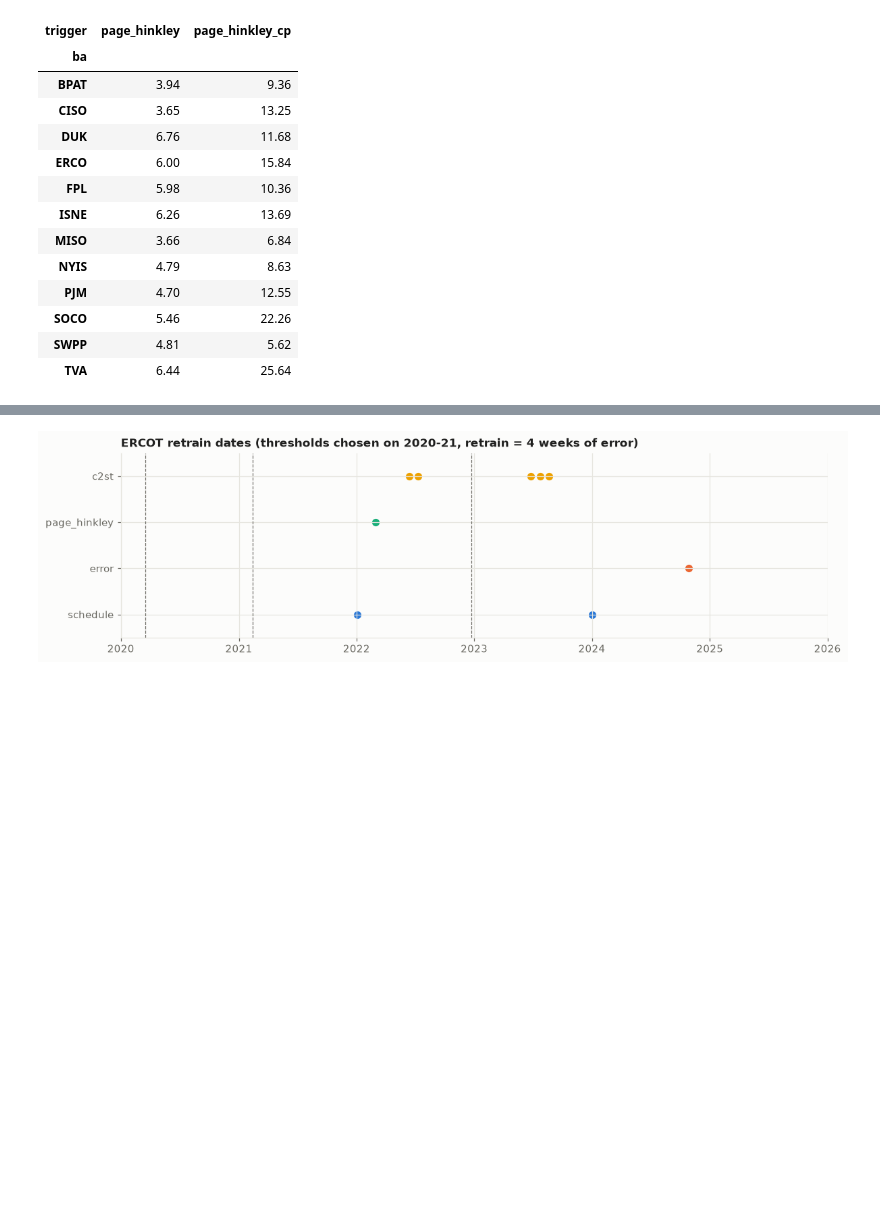
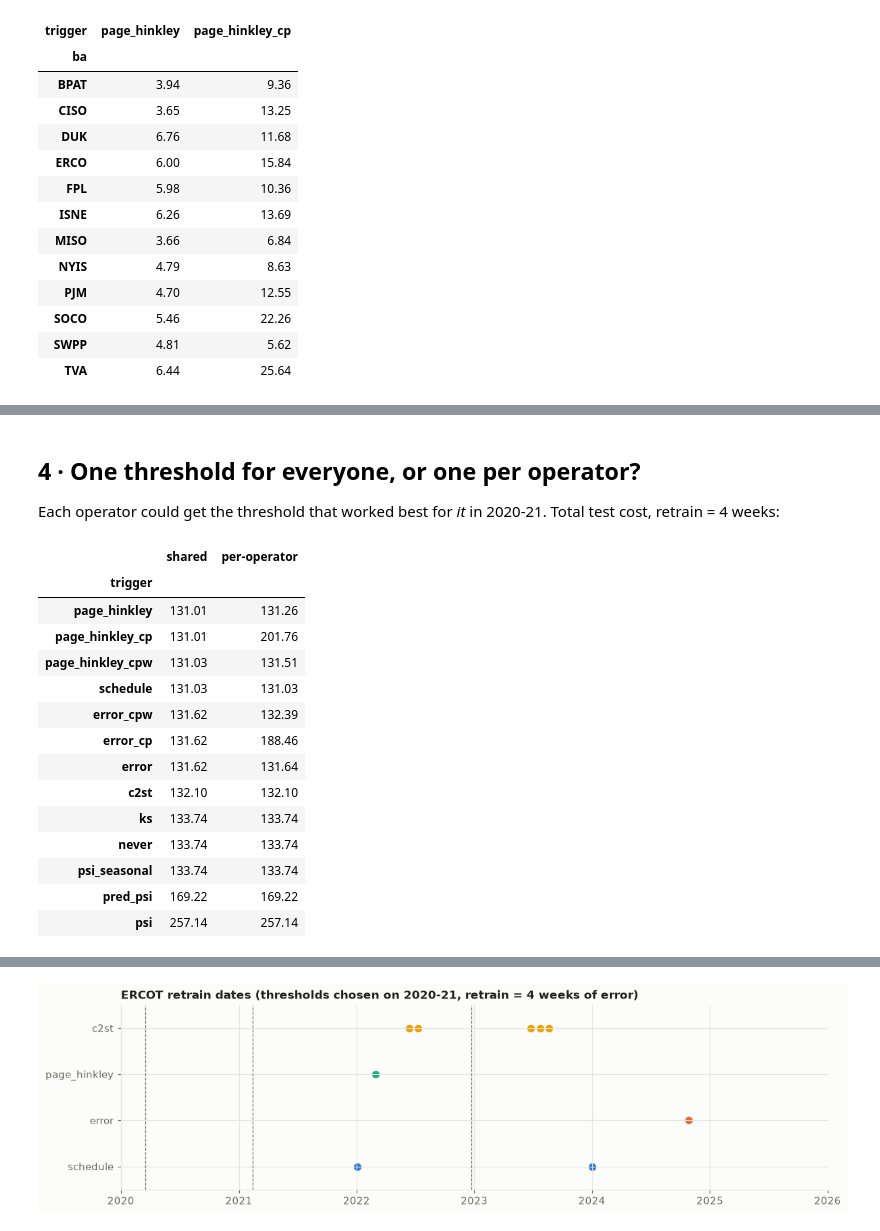
Before and after one commit to godot107/retrain-trigger, a Jupyter notebook: notebooks/03_grid_load.ipynb, the cells around one changed output, grey strips where cells are left out. Saved outputs shown, nothing was run; the diff lists cells and outputs as text; code cells hidden in the pictures; blank space fills up the shorter version.

```diff
--- a/notebooks/03_grid_load.ipynb
+++ b/notebooks/03_grid_load.ipynb
@@ -184,0 +202,23 @@ cp = t[(t.period == 'test') & t.trigger.isin(['page_hinkley', 'page_hinkley_cp']
+# %% [markdown]
+## 4 · One threshold for everyone, or one per operator?
+
+Each operator could get the threshold that worked best for *it* in 2020-21. Total test cost, retrain = 4 weeks:
+# %%
+po = pd.read_csv('results/real_per_operator.csv', index_col=0)
+po[po.k == 4][['shared', 'per-operator']].round(2).sort_values('shared')
+# %% [output]
+|  | shared | per-operator |
+| trigger |  |  |
+| page_hinkley | 131.01 | 131.26 |
+| page_hinkley_cp | 131.01 | 201.76 |
+| page_hinkley_cpw | 131.03 | 131.51 |
+| schedule | 131.03 | 131.03 |
+| error_cpw | 131.62 | 132.39 |
+| error_cp | 131.62 | 188.46 |
+| error | 131.62 | 131.64 |
+| c2st | 132.10 | 132.10 |
+| ks | 133.74 | 133.74 |
+| never | 133.74 | 133.74 |
+| psi_seasonal | 133.74 | 133.74 |
+| pred_psi | 169.22 | 169.22 |
+| psi | 257.14 | 257.14 |
```
Also changed, not shown: parts of 11 cells of this notebook, 21 other files.
